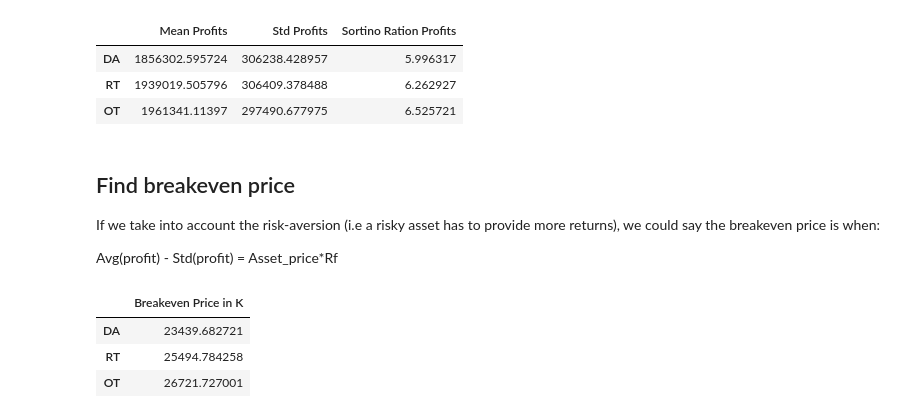
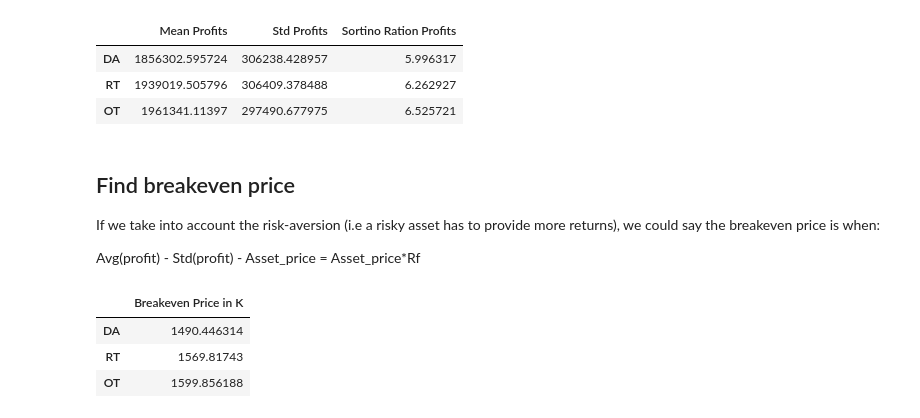
Before and after one commit to sxcben/Financing_Grid_final_project, a Jupyter notebook: code/Benjamin_test.ipynb, the cells around one changed output. Drawn from its saved outputs; the diff is of its cells as text; code cells hidden in the pictures.

```diff
--- a/code/Benjamin_test.ipynb
+++ b/code/Benjamin_test.ipynb
@@ -525,17 +462,0 @@ weekly_profits = hourly_profits_df.resample('W').sum()
-# %%
-import matplotlib.pyplot as plt
-
-# Select 10 paths to plot
-sample_paths = weekly_profits.iloc[:, :10]
-
-# Plot the weekly profits for the selected paths
-plt.figure(figsize=(12, 6))
-for i in range(sample_paths.shape[1]):
-    plt.plot(sample_paths.index, sample_paths.iloc[:, i], label=f'Path {i+1}')
-
-plt.title('Weekly Profits for 10 Paths | Last week is not a full week')
-plt.xlabel('Date')
-plt.ylabel('Weekly Profit ($)')
-plt.legend()
-plt.grid()
-plt.show()
@@ -566,20 +462,0 @@ plt.show()
-# %%
-# Select the first week of hourly profits for the first 10 paths
-first_week_start = rng[0]
-first_week_end = rng[0] + pd.Timedelta(days=6)
-first_week_data = hourly_profits_df.loc[first_week_start:first_week_end, :10]
-
-# Calculate the sum of profits for each path for the first week
-path_sums_first_week = first_week_data.sum()
-
-# Plot the hourly profits for the first week
-plt.figure(figsize=(12, 6))
-for i in range(first_week_data.shape[1]):
-    plt.plot(first_week_data.index, first_week_data.iloc[:, i], label=f'Path {i+1} (Sum: ${path_sums_first_week[i]:.2f})')
-
-plt.title('Hourly Profits for the First Week (10 Paths)')
-plt.xlabel('Date')
-plt.ylabel('Hourly Profit ($)')
-plt.legend()
-plt.grid()
-plt.show()
@@ -744,19 +619,19 @@ display(Comparison_table)
 
 If we take into account the risk-aversion (i.e a risky asset has to provide more returns), we could say the breakeven price is when:
 
-Avg(profit) - Std(profit) = Asset_price*Rf
+Avg(profit) - Std(profit) - Asset_price = Asset_price*Rf
 # %%
 BreakEvenPrice = pd.DataFrame(columns=["Breakeven Price in K"], index=["DA", "RT", "OT"])
-BreakEvenPrice.loc["DA"] = [(profits_DA.mean() -3*profits_DA.std())/ rf]
-BreakEvenPrice.loc["RT"] = [(profits_RT.mean() - 3*profits_RT.std()) / rf]
-BreakEvenPrice.loc["OT"] = [(profits_OT.mean() - 3*profits_OT.std()) / rf]
+BreakEvenPrice.loc["DA"] = [(profits_DA.mean() -profits_DA.std())/ (1+rf)]
+BreakEvenPrice.loc["RT"] = [(profits_RT.mean() - profits_RT.std()) / (1+rf)]
+BreakEvenPrice.loc["OT"] = [(profits_OT.mean() - profits_OT.std()) / (1+rf)]
 
 ## display the breakeven prices in thousand USD
 BreakEvenPrice = BreakEvenPrice / 1000  # Convert to thousand USD
 
 display(BreakEvenPrice)
 # %% [output]
 |  | Breakeven Price in K |
-| DA | 23439.682721 |
-| RT | 25494.784258 |
-| OT | 26721.727001 |
+| DA | 1490.446314 |
+| RT | 1569.81743 |
+| OT | 1599.856188 |
```
Also changed, not shown: parts of 8 cells of this notebook.
